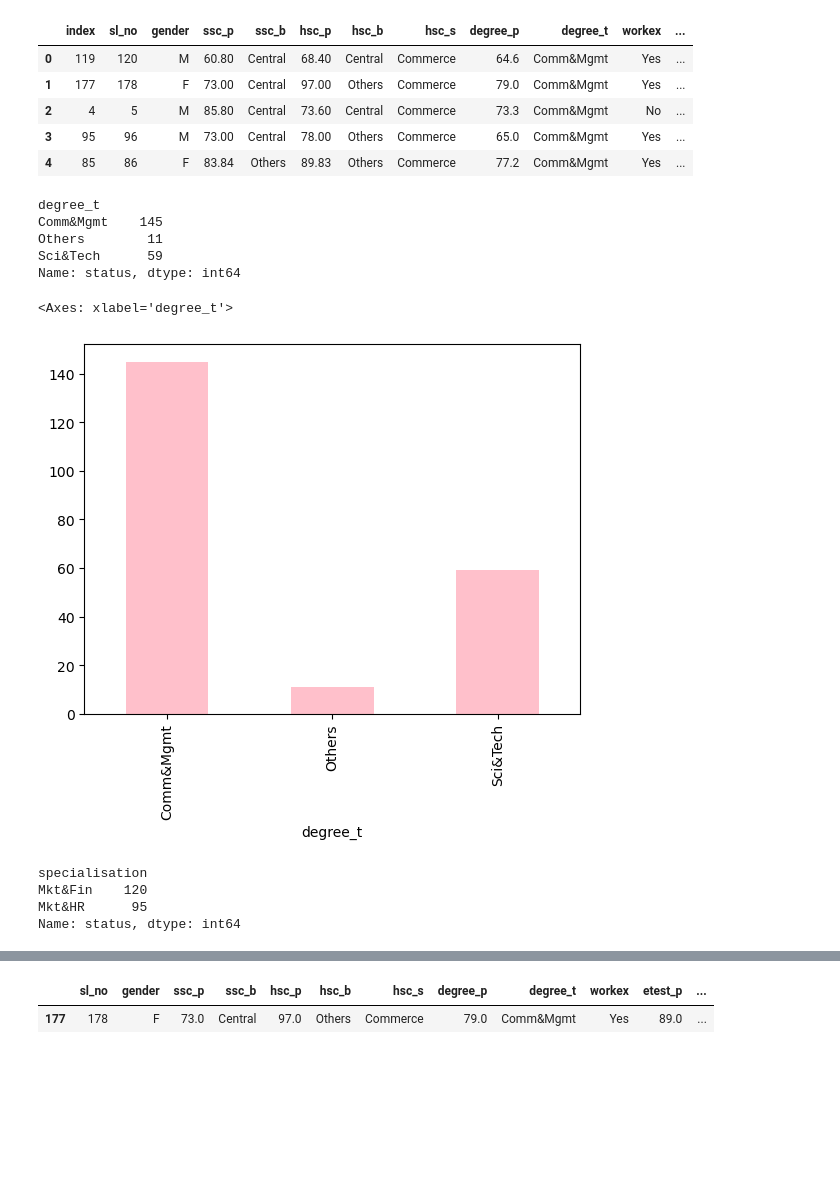
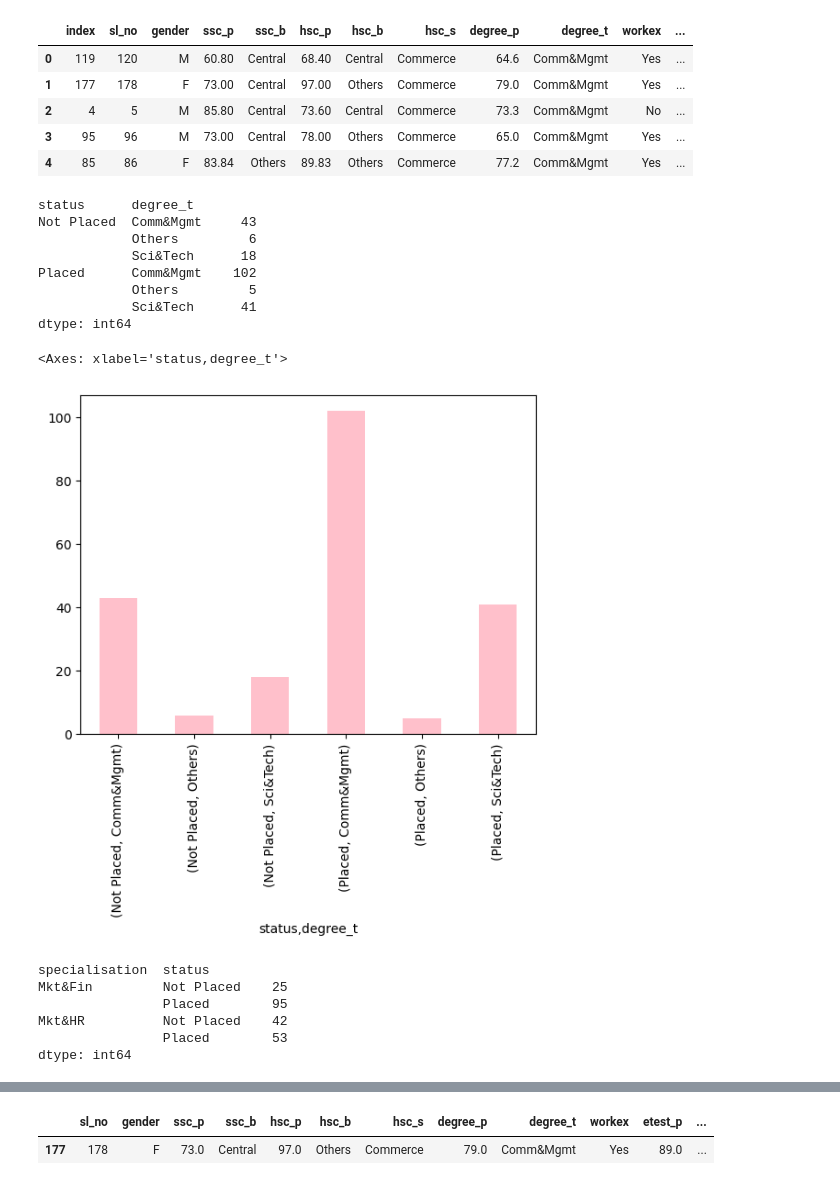
Before and after one commit to savii99/campus_placement_prediction, a Jupyter notebook: code.ipynb, the cells around one changed output, grey strips where cells are left out. Drawn from its saved outputs; the diff is of its cells as text; code cells hidden in the pictures; blank space fills up the shorter version.

```diff
--- a/code.ipynb
+++ b/code.ipynb
@@ -275,27 +281,32 @@ df[(df['degree_t']=='Comm&Mgmt') & (df['salary']> df['salary'].mean())].sort_val
 | 3 | 95 | 96 | M | 73.00 | Central | 78.00 | Others | Commerce | 65.0 | Comm&Mgmt | Yes | ... |
 | 4 | 85 | 86 | F | 83.84 | Others | 89.83 | Others | Commerce | 77.2 | Comm&Mgmt | Yes | ... |
 # %%
-df.groupby(['degree_t'])['status'].count()
+df[['status',"degree_t"]].groupby(['status', 'degree_t']).size()
 # %% [output]
-degree_t
-Comm&Mgmt    145
-Others        11
-Sci&Tech      59
-Name: status, dtype: int64
+status      degree_t
+Not Placed  Comm&Mgmt     43
+            Others         6
+            Sci&Tech      18
+Placed      Comm&Mgmt    102
+            Others         5
+            Sci&Tech      41
+dtype: int64
 # %%
-df.groupby(['degree_t'])['status'].count().plot(kind= 'bar' , color = "pink")
+df[['status',"degree_t"]].groupby(['status', 'degree_t']).size().plot(kind= 'bar' , color = "pink")
 
 #observation :max comm&mngt student are placed
 # %% [output]
-<Axes: xlabel='degree_t'>
+<Axes: xlabel='status,degree_t'>
-[figure, old version]
+[figure, new version]
 # %%
-df.groupby(['specialisation'])['status'].count()
+df[["specialisation",'status']].groupby(['specialisation','status']).size()
 # %% [output]
-specialisation
-Mkt&Fin    120
-Mkt&HR      95
-Name: status, dtype: int64
+specialisation  status
+Mkt&Fin         Not Placed    25
+                Placed        95
+Mkt&HR          Not Placed    42
+                Placed        53
+dtype: int64
 # %%
 #countplot of specialisation student who are placed
 
```
Also changed, not shown: parts of 33 cells of this notebook, 1 other file.
